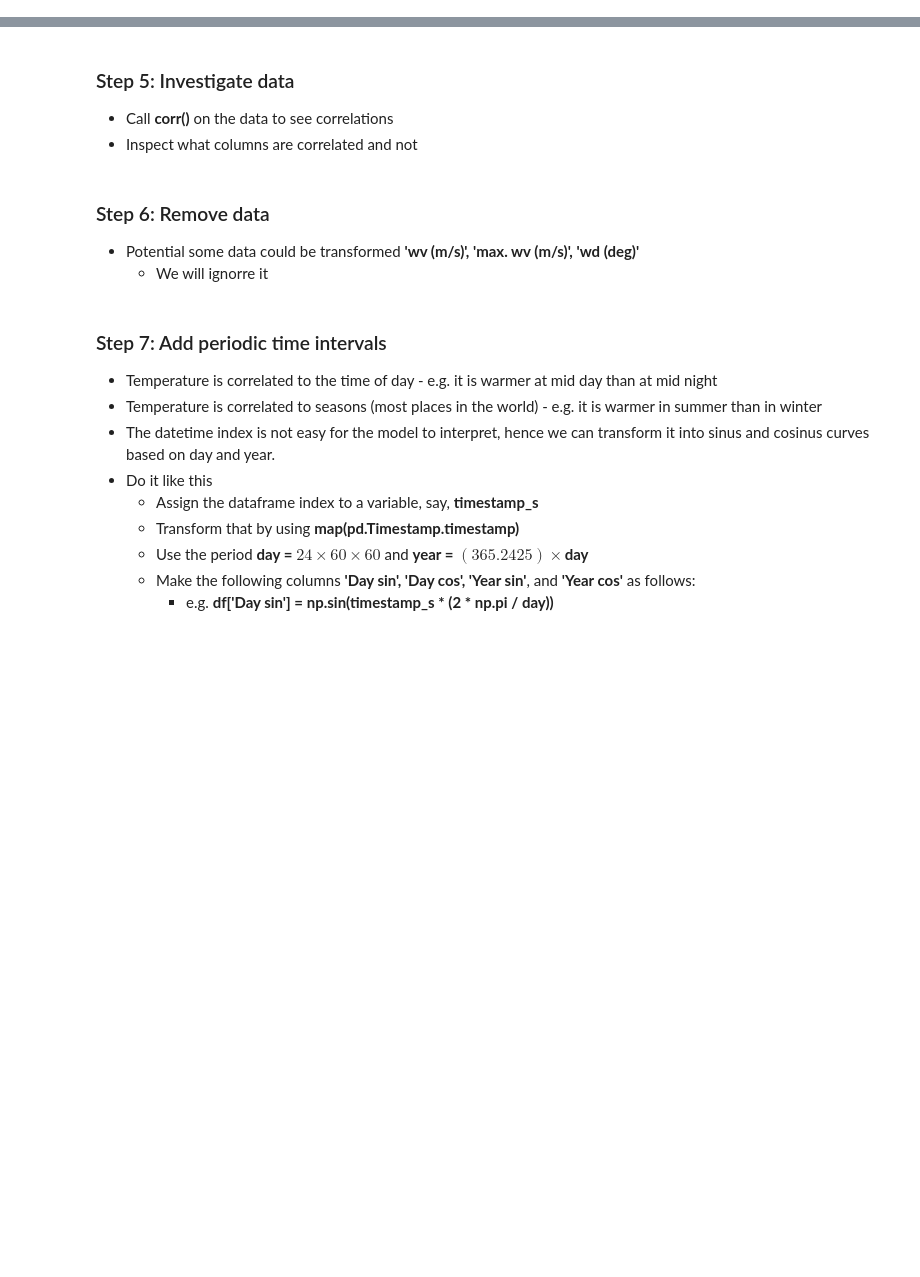
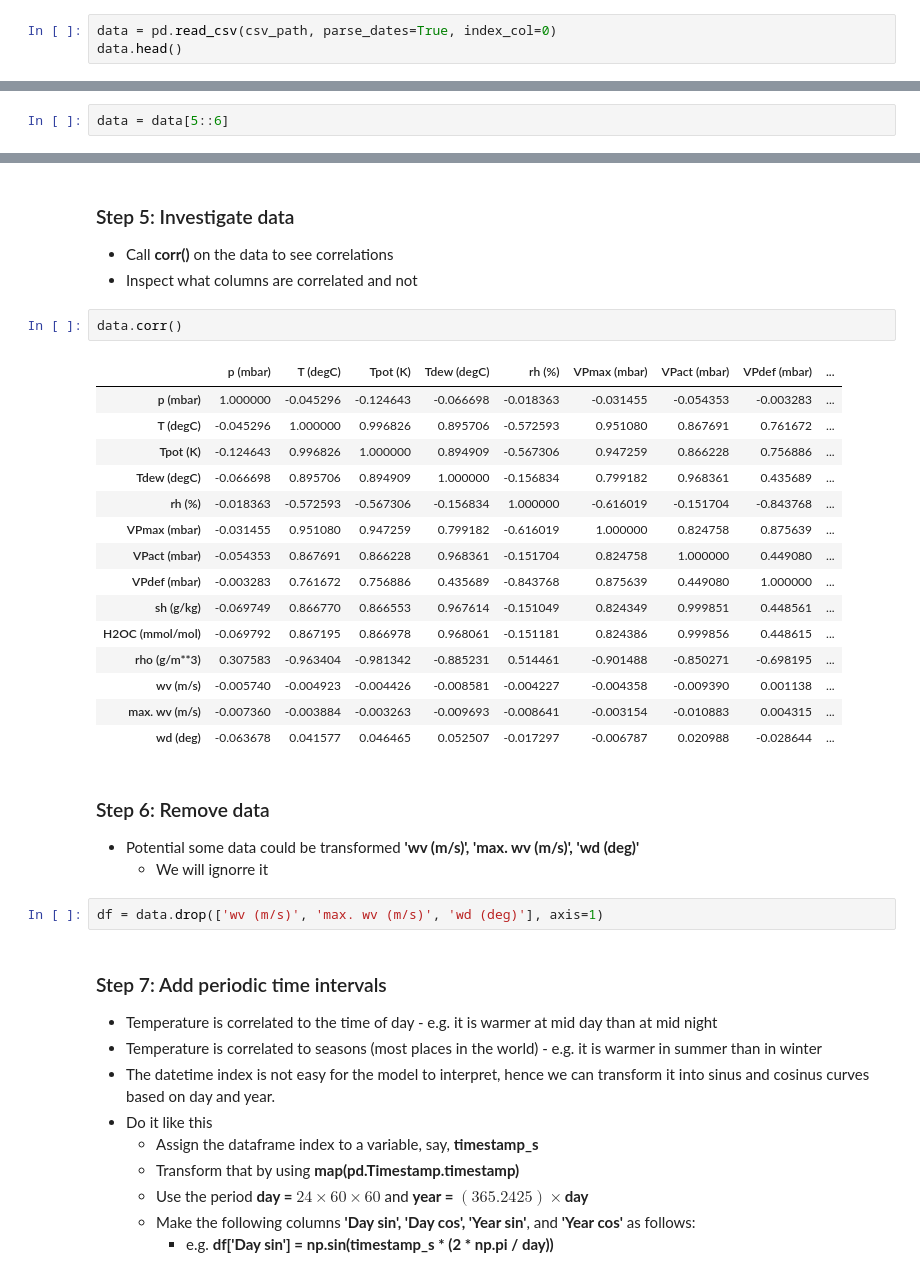
Before and after one commit to adel-nouar/ML_with_Rune, a Jupyter notebook: 10 - Project - Recurrent Neural Network.ipynb, the cells around one changed output, grey strips where cells are left out. Saved outputs shown, nothing was run; the diff lists cells and outputs as text; blank space fills up the shorter version.

```diff
--- a/10 - Project - Recurrent Neural Network.ipynb
+++ b/10 - Project - Recurrent Neural Network.ipynb
@@ -24,3 +30,6 @@ csv_path, _ = os.path.splitext(zip_path)
 ### Step 3: Read the data
 - Use Pandas [read_csv](https://pandas.pydata.org/pandas-docs/stable/reference/api/pandas.read_csv.html) method to read **csv_path** (from step 2).
     - Also **parse_dates=True** and **index_col=0**
+# %%
+data = pd.read_csv(csv_path, parse_dates=True, index_col=0)
+data.head()
@@ -29,3 +50,5 @@ csv_path, _ = os.path.splitext(zip_path)
 - The dataset has metrics for every 10 minutes - we will limit it to only once per hour
     - HINT: **data[5::6]** will start at 5 and step 6.
         - **a[start:stop:step]** start through not past stop, by step
+# %%
+data = data[5::6]
@@ -33,10 +70,30 @@ csv_path, _ = os.path.splitext(zip_path)
 ### Step 5: Investigate data
 - Call **corr()** on the data to see correlations
 - Inspect what columns are correlated and not
+# %%
+data.corr()
+# %% [output]
+|  | p (mbar) | T (degC) | Tpot (K) | Tdew (degC) | rh (%) | VPmax (mbar) | VPact (mbar) | VPdef (mbar) | ... |
+| p (mbar) | 1.000000 | -0.045296 | -0.124643 | -0.066698 | -0.018363 | -0.031455 | -0.054353 | -0.003283 | ... |
+| T (degC) | -0.045296 | 1.000000 | 0.996826 | 0.895706 | -0.572593 | 0.951080 | 0.867691 | 0.761672 | ... |
+| Tpot (K) | -0.124643 | 0.996826 | 1.000000 | 0.894909 | -0.567306 | 0.947259 | 0.866228 | 0.756886 | ... |
+| Tdew (degC) | -0.066698 | 0.895706 | 0.894909 | 1.000000 | -0.156834 | 0.799182 | 0.968361 | 0.435689 | ... |
+| rh (%) | -0.018363 | -0.572593 | -0.567306 | -0.156834 | 1.000000 | -0.616019 | -0.151704 | -0.843768 | ... |
+| VPmax (mbar) | -0.031455 | 0.951080 | 0.947259 | 0.799182 | -0.616019 | 1.000000 | 0.824758 | 0.875639 | ... |
+| VPact (mbar) | -0.054353 | 0.867691 | 0.866228 | 0.968361 | -0.151704 | 0.824758 | 1.000000 | 0.449080 | ... |
+| VPdef (mbar) | -0.003283 | 0.761672 | 0.756886 | 0.435689 | -0.843768 | 0.875639 | 0.449080 | 1.000000 | ... |
+| sh (g/kg) | -0.069749 | 0.866770 | 0.866553 | 0.967614 | -0.151049 | 0.824349 | 0.999851 | 0.448561 | ... |
+| H2OC (mmol/mol) | -0.069792 | 0.867195 | 0.866978 | 0.968061 | -0.151181 | 0.824386 | 0.999856 | 0.448615 | ... |
+| rho (g/m**3) | 0.307583 | -0.963404 | -0.981342 | -0.885231 | 0.514461 | -0.901488 | -0.850271 | -0.698195 | ... |
+| wv (m/s) | -0.005740 | -0.004923 | -0.004426 | -0.008581 | -0.004227 | -0.004358 | -0.009390 | 0.001138 | ... |
+| max. wv (m/s) | -0.007360 | -0.003884 | -0.003263 | -0.009693 | -0.008641 | -0.003154 | -0.010883 | 0.004315 | ... |
+| wd (deg) | -0.063678 | 0.041577 | 0.046465 | 0.052507 | -0.017297 | -0.006787 | 0.020988 | -0.028644 | ... |
 # %% [markdown]
 ### Step 6: Remove data
 - Potential some data could be transformed **'wv (m/s)', 'max. wv (m/s)', 'wd (deg)'**
     - We will ignorre it
+# %%
+df = data.drop(['wv (m/s)', 'max. wv (m/s)', 'wd (deg)'], axis=1)
 # %% [markdown]
 ### Step 7: Add periodic time intervals
 - Temperature is correlated to the time of day - e.g. it is warmer at mid day than at mid night
```
Also changed, not shown: parts of 26 cells of this notebook.
